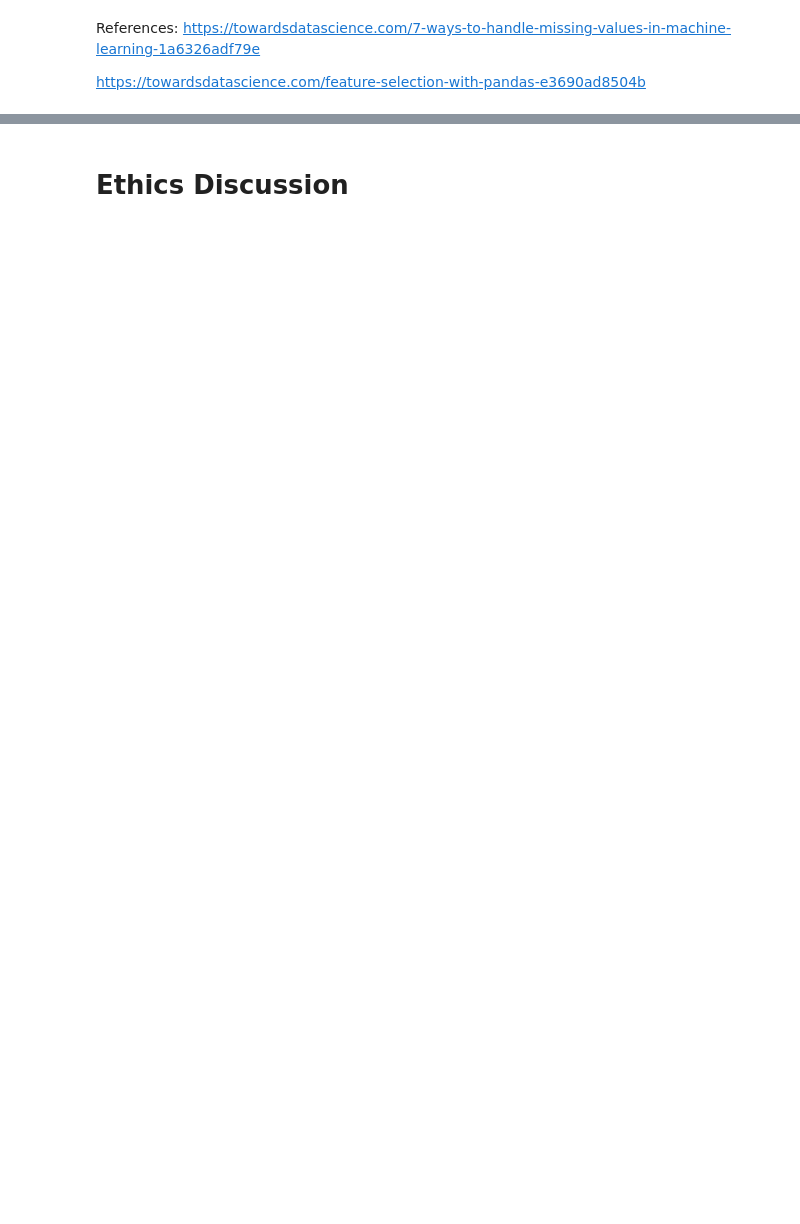
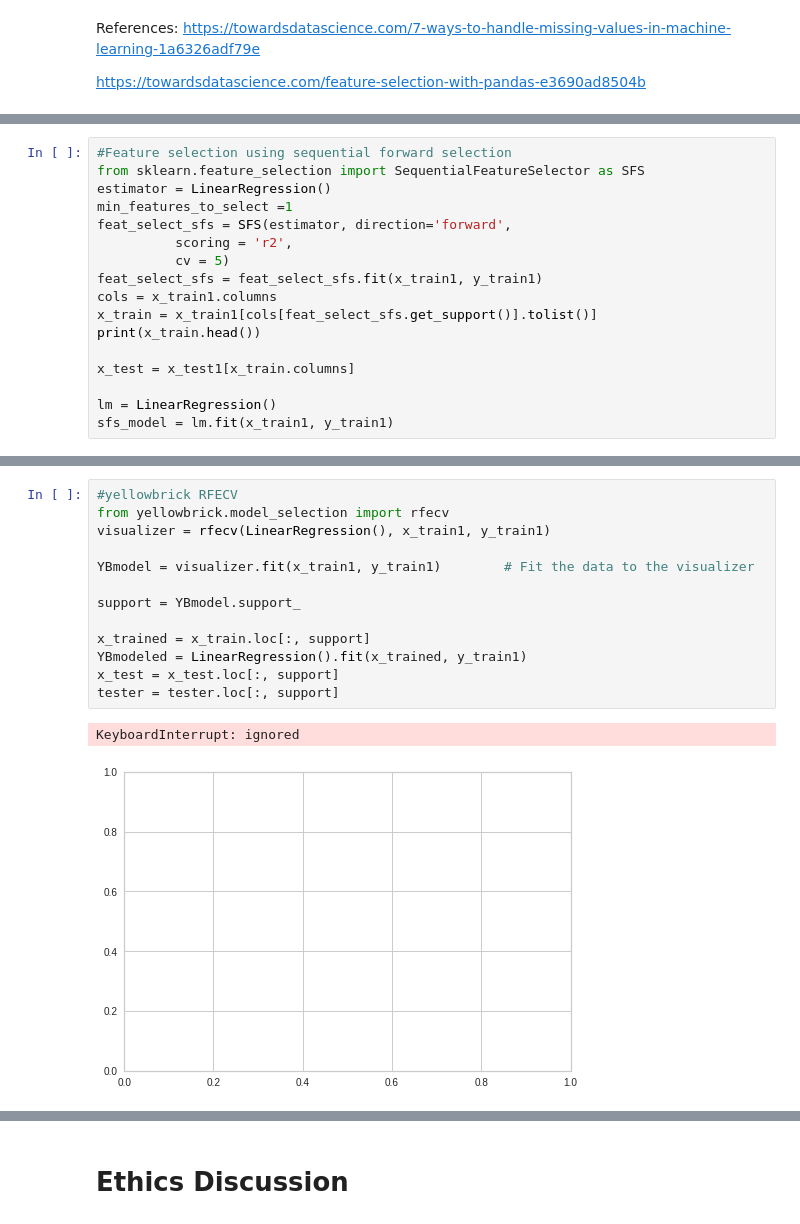
Before and after one commit to Adam-J-Green/Prediction-of-House-Prices, a Jupyter notebook: Untitled2.ipynb, the cells around one changed output, grey strips where cells are left out. Drawn from its saved outputs; the diff is of its cells as text; blank space fills up the shorter version.

```diff
--- a/Untitled2.ipynb
+++ b/Untitled2.ipynb
@@ -123,0 +96,17 @@ feat_select = feat_select.fit(x_train, y_train)
+# %%
+#Feature selection using sequential forward selection
+from sklearn.feature_selection import SequentialFeatureSelector as SFS
+estimator = LinearRegression()
+min_features_to_select =1
+feat_select_sfs = SFS(estimator, direction='forward',
+          scoring = 'r2',
+          cv = 5)
+feat_select_sfs = feat_select_sfs.fit(x_train1, y_train1)
+cols = x_train1.columns
+x_train = x_train1[cols[feat_select_sfs.get_support()].tolist()]
+print(x_train.head())
+
+x_test = x_test1[x_train.columns]
+
+lm = LinearRegression()
+sfs_model = lm.fit(x_train1, y_train1)
@@ -123,0 +134,16 @@ feat_select = feat_select.fit(x_train, y_train)
+# %%
+#yellowbrick RFECV
+from yellowbrick.model_selection import rfecv
+visualizer = rfecv(LinearRegression(), x_train1, y_train1)
+
+YBmodel = visualizer.fit(x_train1, y_train1)        # Fit the data to the visualizer
+
+support = YBmodel.support_
+
+x_trained = x_train.loc[:, support]
+YBmodeled = LinearRegression().fit(x_trained, y_train1)
+x_test = x_test.loc[:, support]
+tester = tester.loc[:, support]
+# %% [output]
+KeyboardInterrupt: ignored
+[figure, added]
```
Also changed, not shown: parts of 23 cells of this notebook.
